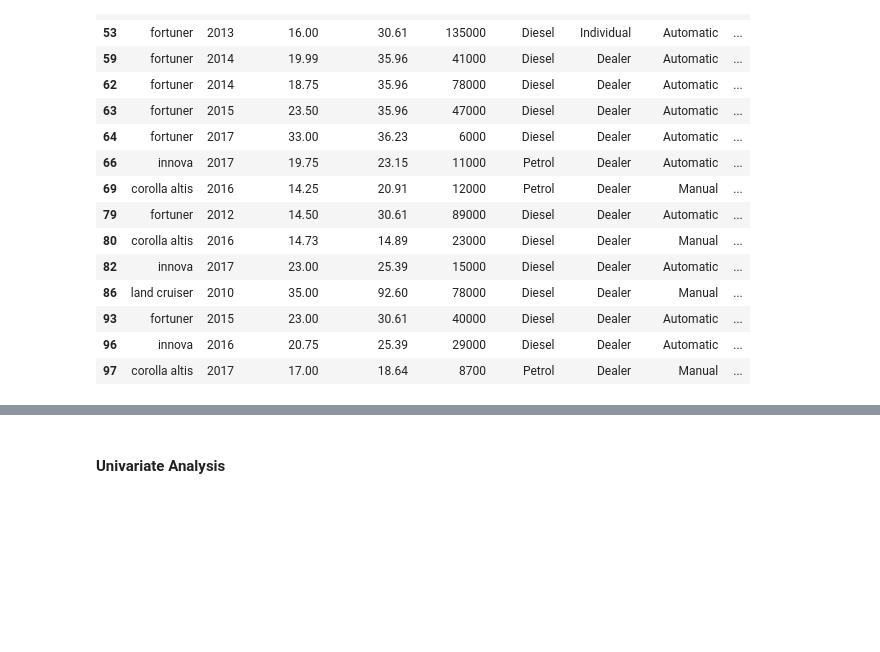
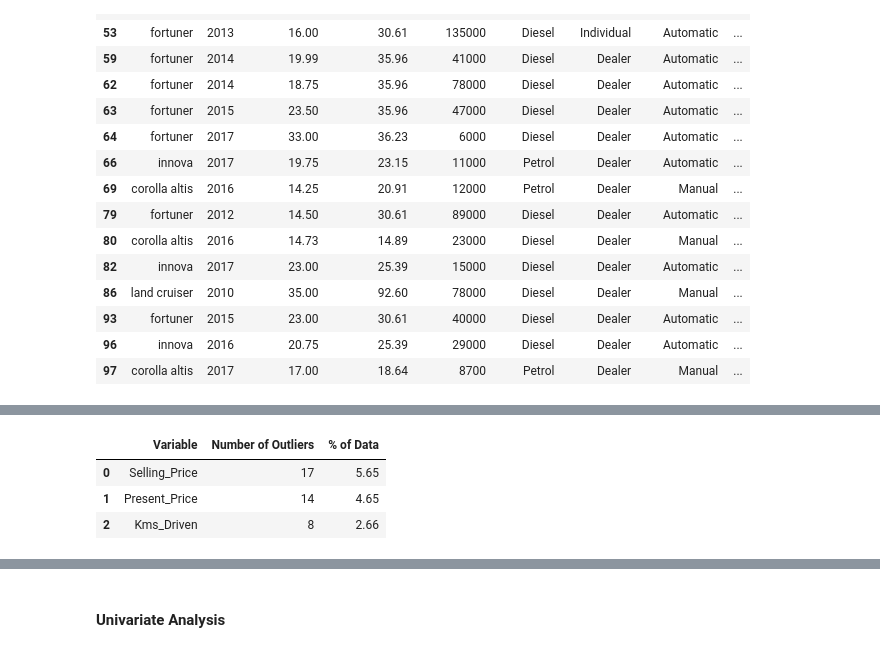
Before and after one commit to BoostanAlireza/used-car-price-prediction, a Jupyter notebook: Cardataset.ipynb, the cells around one changed output, grey strips where cells are left out. Drawn from its saved outputs; the diff is of its cells as text; code cells hidden in the pictures; blank space fills up the shorter version.

```diff
--- a/Cardataset.ipynb
+++ b/Cardataset.ipynb
@@ -249,0 +249,14 @@ outliers
+# %%
+numeric_vars = ['Selling_Price', 'Present_Price', 'Kms_Driven']
+summary = []
+
+for variable in numeric_vars:
+    summary.append(outlier_summary_iqr(df, variable))
+
+outlier_summary_df = pd.DataFrame(summary)
+outlier_summary_df
+# %% [output]
+|  | Variable | Number of Outliers | % of Data |
+| 0 | Selling_Price | 17 | 5.65 |
+| 1 | Present_Price | 14 | 4.65 |
+| 2 | Kms_Driven | 8 | 2.66 |
```
Also changed, not shown: parts of 10 cells of this notebook.
